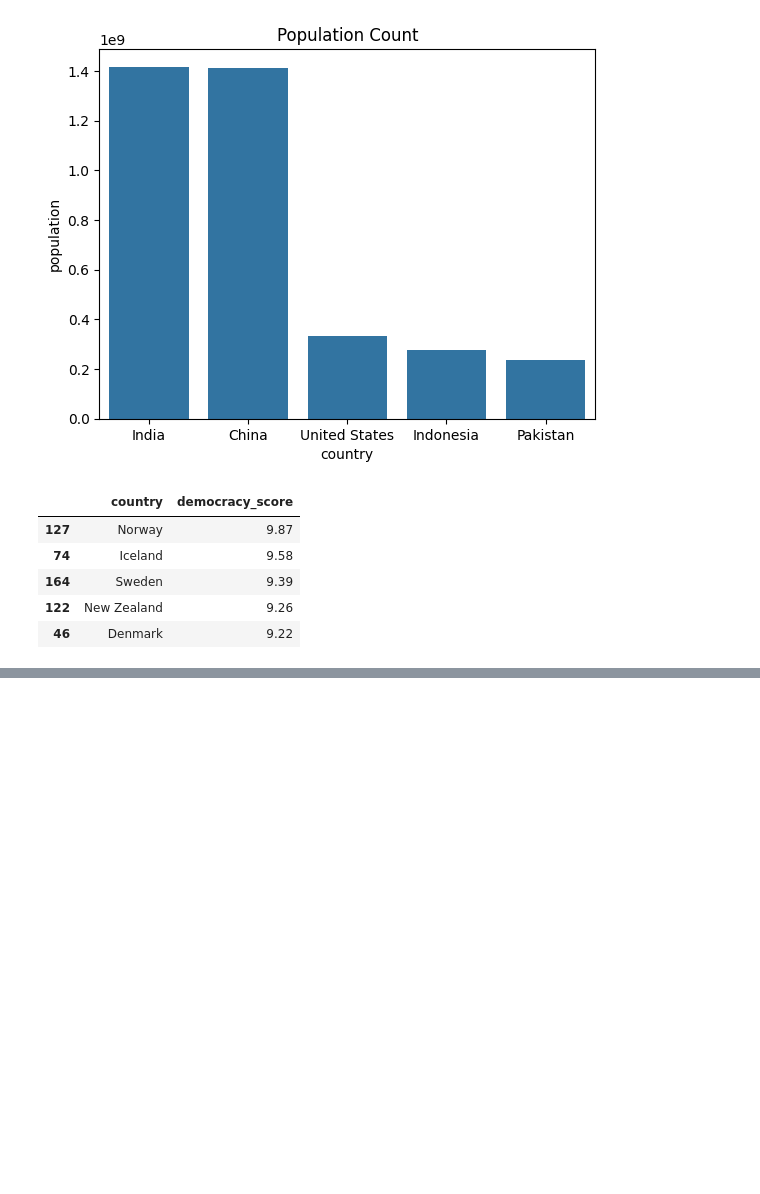
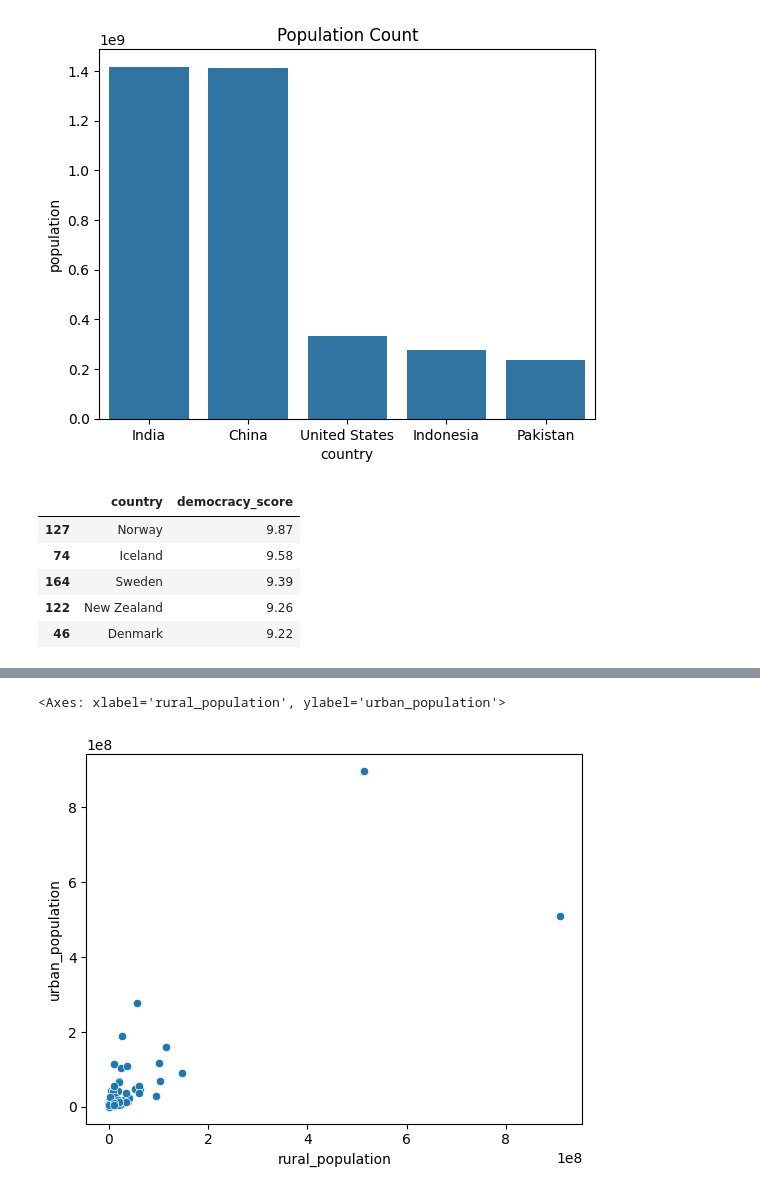
Before and after one commit to shravanramakunja/FutureExtraction, a Jupyter notebook: plots.ipynb, the cells around one changed output, grey strips where cells are left out. Drawn from its saved outputs; the diff is of its cells as text; code cells hidden in the pictures; blank space fills up the shorter version.

```diff
--- a/plots.ipynb
+++ b/plots.ipynb
@@ -104,0 +157,5 @@ Text(0.5, 1.0, 'Democracy Score')
+# %%
+sns.scatterplot(x='rural_population',y='urban_population',data=df)
+# %% [output]
+<Axes: xlabel='rural_population', ylabel='urban_population'>
+[figure, added]
```
Also changed, not shown: parts of 12 cells of this notebook.
